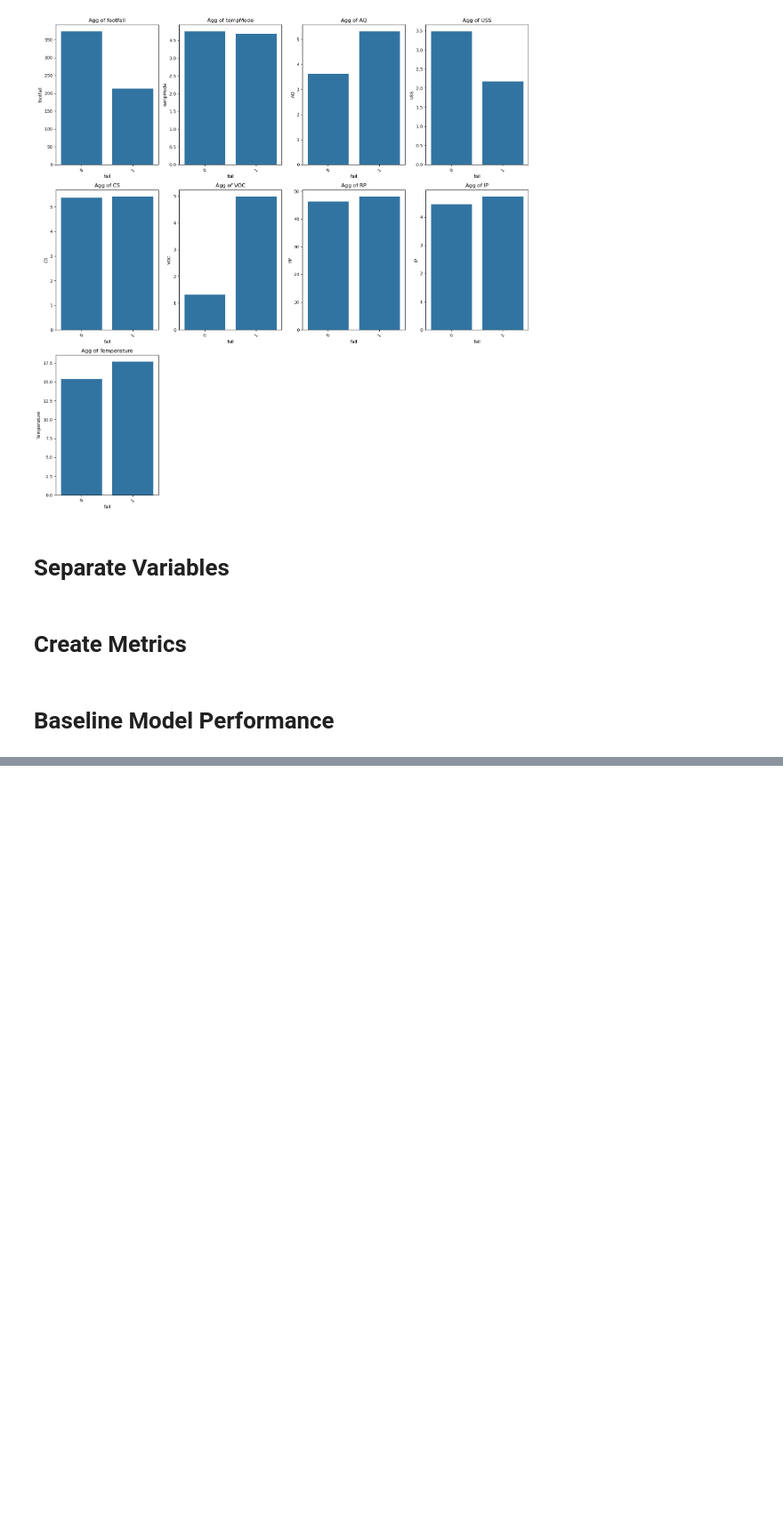
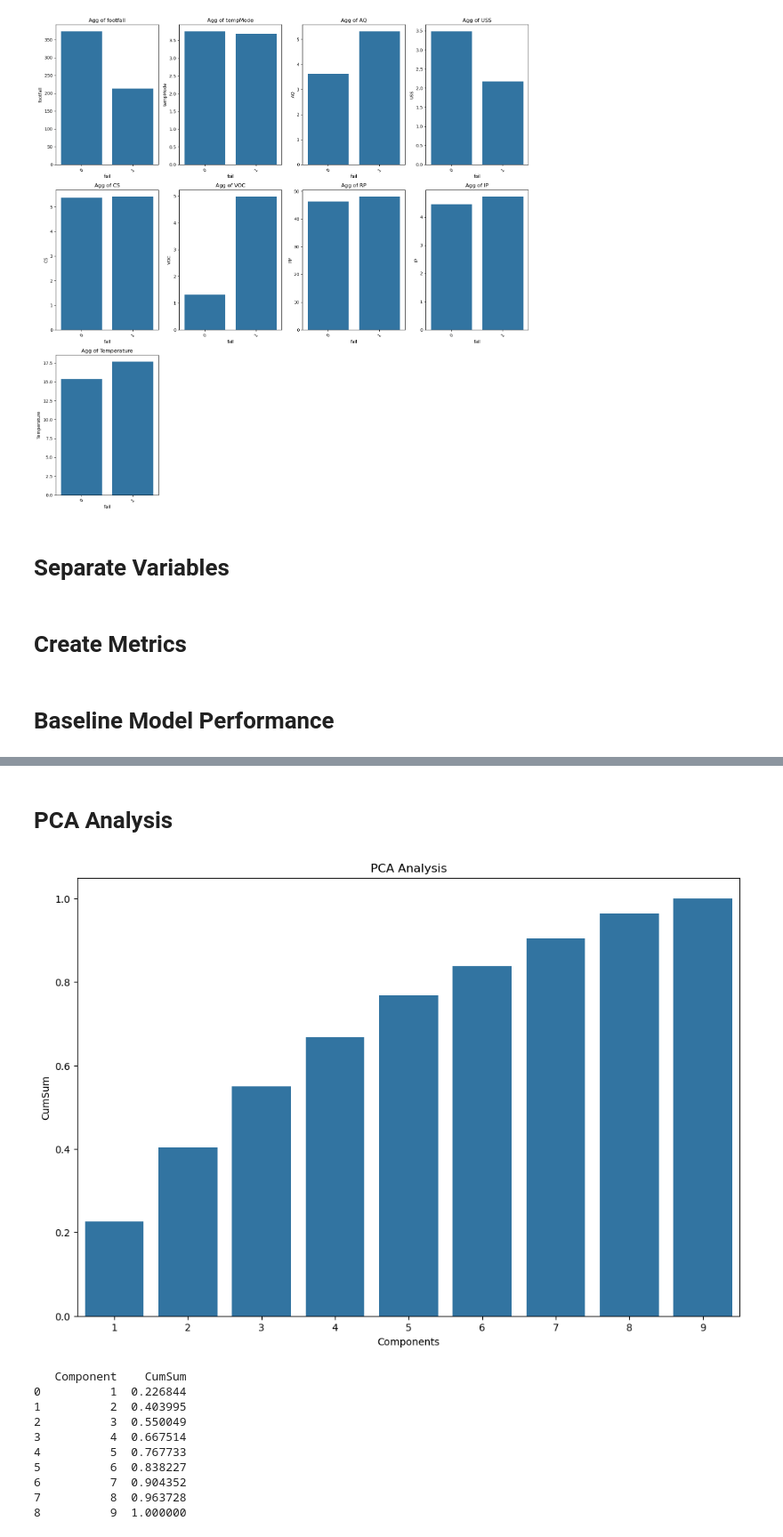
Before and after one commit to MaukanMir/Machine-Failure-Prediction, a Jupyter notebook: training.ipynb, the cells around one changed output, grey strips where cells are left out. Shown at 89% size. Drawn from its saved outputs; the diff is of its cells as text; code cells hidden in the pictures; blank space fills up the shorter version.

Commit message:
added new pca analysis

```diff
--- a/training.ipynb
+++ b/training.ipynb
@@ -322,0 +361,16 @@ test_selected_models(sample_model, model_name, models, X, y, acc_metric)
+# %% [markdown]
+# PCA Analysis
+# %%
+pca_analysis(X)
+# %% [output]
+[figure, added]
+   Component    CumSum
+0          1  0.226844
+1          2  0.403995
+2          3  0.550049
+3          4  0.667514
+4          5  0.767733
+5          6  0.838227
+6          7  0.904352
+7          8  0.963728
+8          9  1.000000
```
Also changed, not shown: parts of 3 cells of this notebook.
